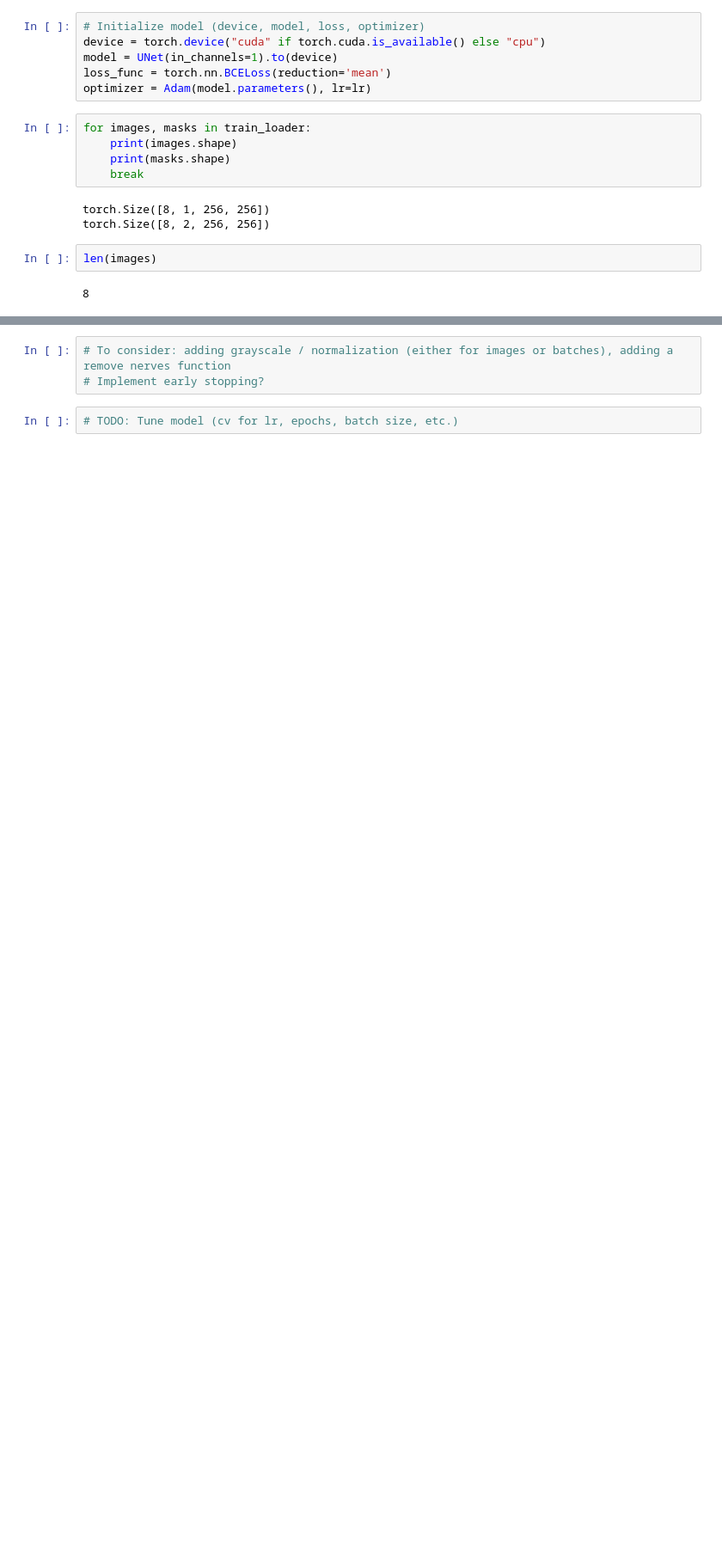
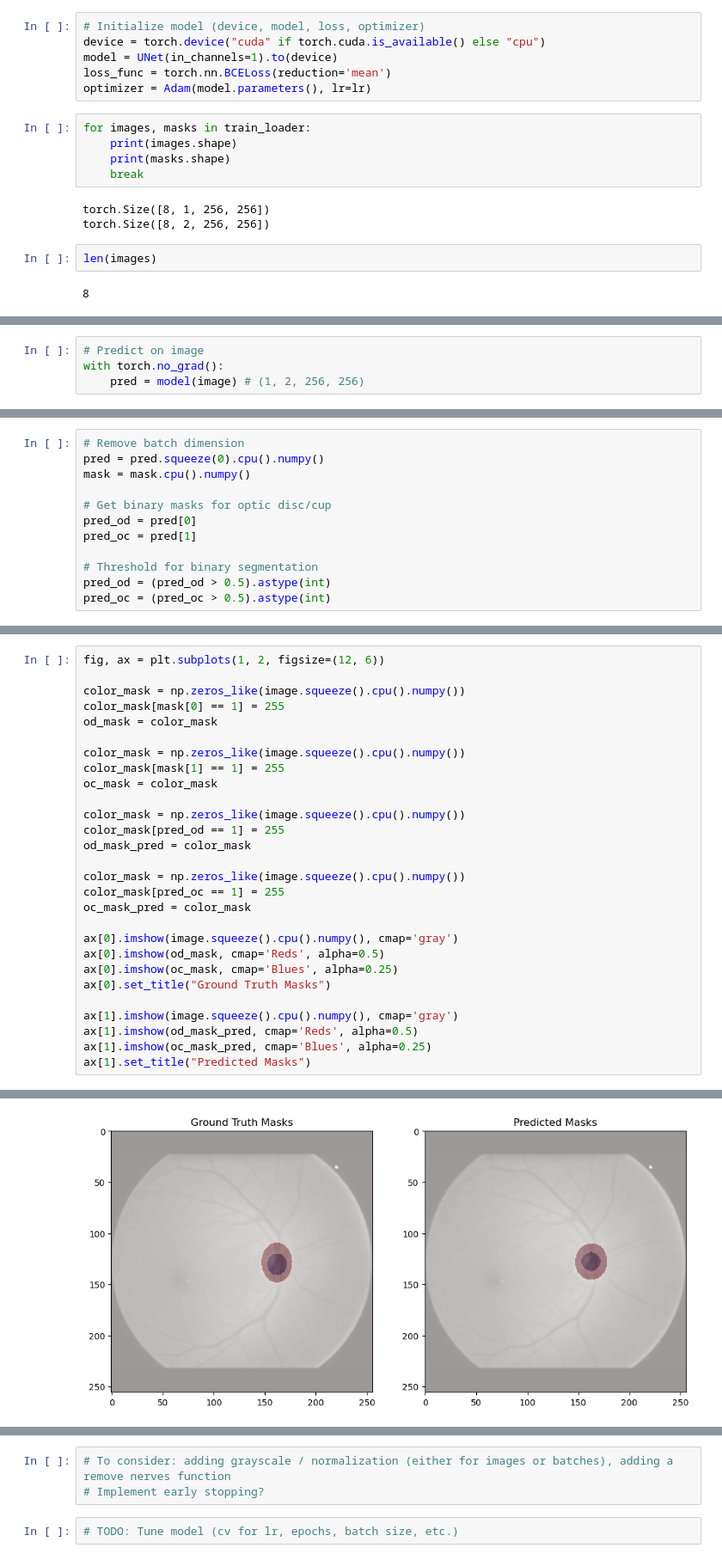
Before and after one commit to tc2fh/DISC_View, a Jupyter notebook: unet/unet_segmentation.ipynb, the cells around one changed output, grey strips where cells are left out. Shown at 86% size. Drawn from its saved outputs; the diff is of its cells as text; blank space fills up the shorter version.

Commit message:
Added initial predictions and visualizations

```diff
--- a/unet/unet_segmentation.ipynb
+++ b/unet/unet_segmentation.ipynb
@@ -114,0 +142,4 @@ torch.Size([8, 2, 256, 256])
+# %%
+# Predict on image
+with torch.no_grad():
+    pred = model(image) # (1, 2, 256, 256)
@@ -114,0 +155,12 @@ torch.Size([8, 2, 256, 256])
+# %%
+# Remove batch dimension
+pred = pred.squeeze(0).cpu().numpy()
+mask = mask.cpu().numpy()
+
+# Get binary masks for optic disc/cup
+pred_od = pred[0]
+pred_oc = pred[1]
+
+# Threshold for binary segmentation
+pred_od = (pred_od > 0.5).astype(int)
+pred_oc = (pred_oc > 0.5).astype(int)
@@ -114,0 +177,29 @@ torch.Size([8, 2, 256, 256])
+# %%
+fig, ax = plt.subplots(1, 2, figsize=(12, 6))
+
+color_mask = np.zeros_like(image.squeeze().cpu().numpy())
+color_mask[mask[0] == 1] = 255
+od_mask = color_mask
+
+color_mask = np.zeros_like(image.squeeze().cpu().numpy())
+color_mask[mask[1] == 1] = 255
+oc_mask = color_mask
+
+color_mask = np.zeros_like(image.squeeze().cpu().numpy())
+color_mask[pred_od == 1] = 255
+od_mask_pred = color_mask
+
+color_mask = np.zeros_like(image.squeeze().cpu().numpy())
+color_mask[pred_oc == 1] = 255
+oc_mask_pred = color_mask
+
+ax[0].imshow(image.squeeze().cpu().numpy(), cmap='gray')
+ax[0].imshow(od_mask, cmap='Reds', alpha=0.5)
+ax[0].imshow(oc_mask, cmap='Blues', alpha=0.25)
+ax[0].set_title("Ground Truth Masks")
+
+ax[1].imshow(image.squeeze().cpu().numpy(), cmap='gray')
+ax[1].imshow(od_mask_pred, cmap='Reds', alpha=0.5)
+ax[1].imshow(oc_mask_pred, cmap='Blues', alpha=0.25)
+ax[1].set_title("Predicted Masks")
+# %% [output]
@@ -114,0 +207 @@ torch.Size([8, 2, 256, 256])
+[figure, added]
```
Also changed, not shown: parts of 19 cells of this notebook.
